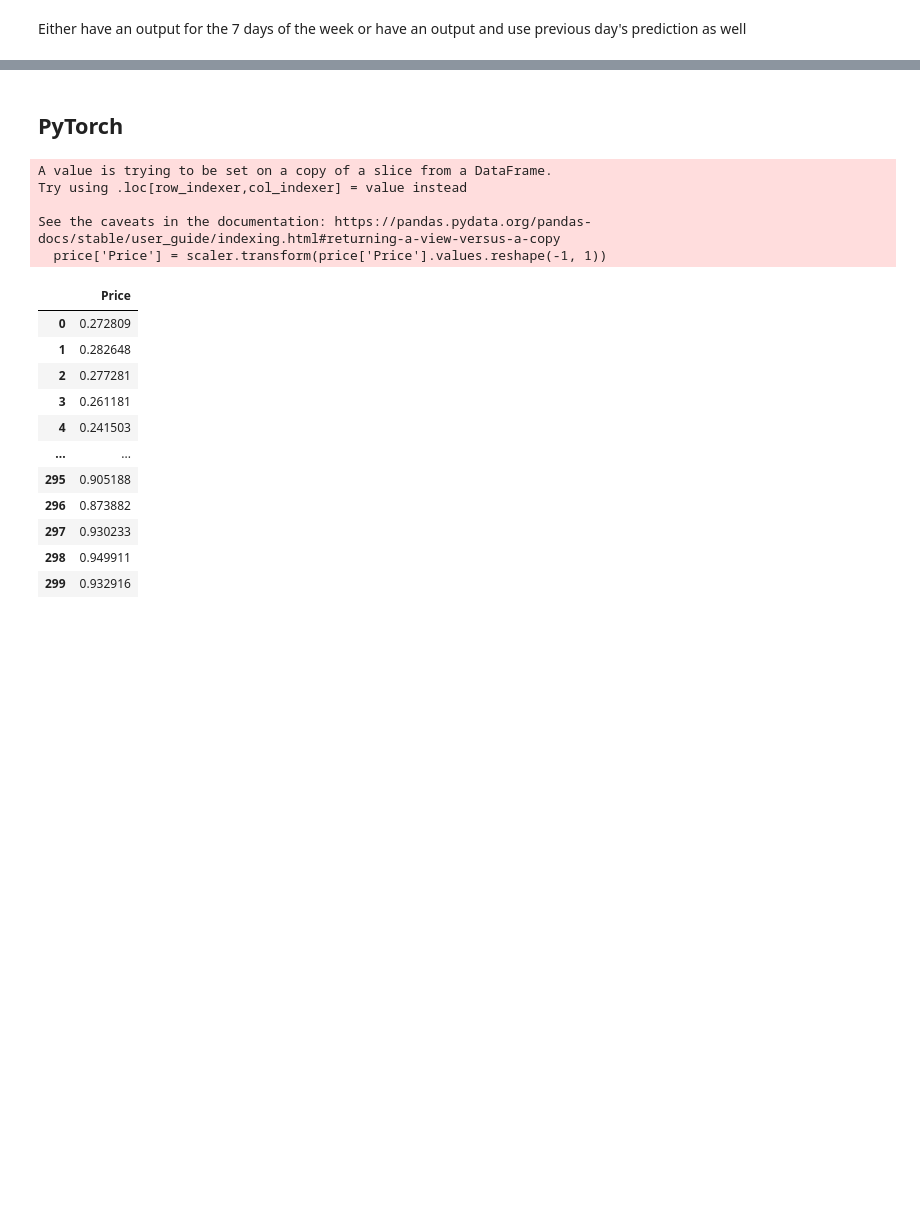
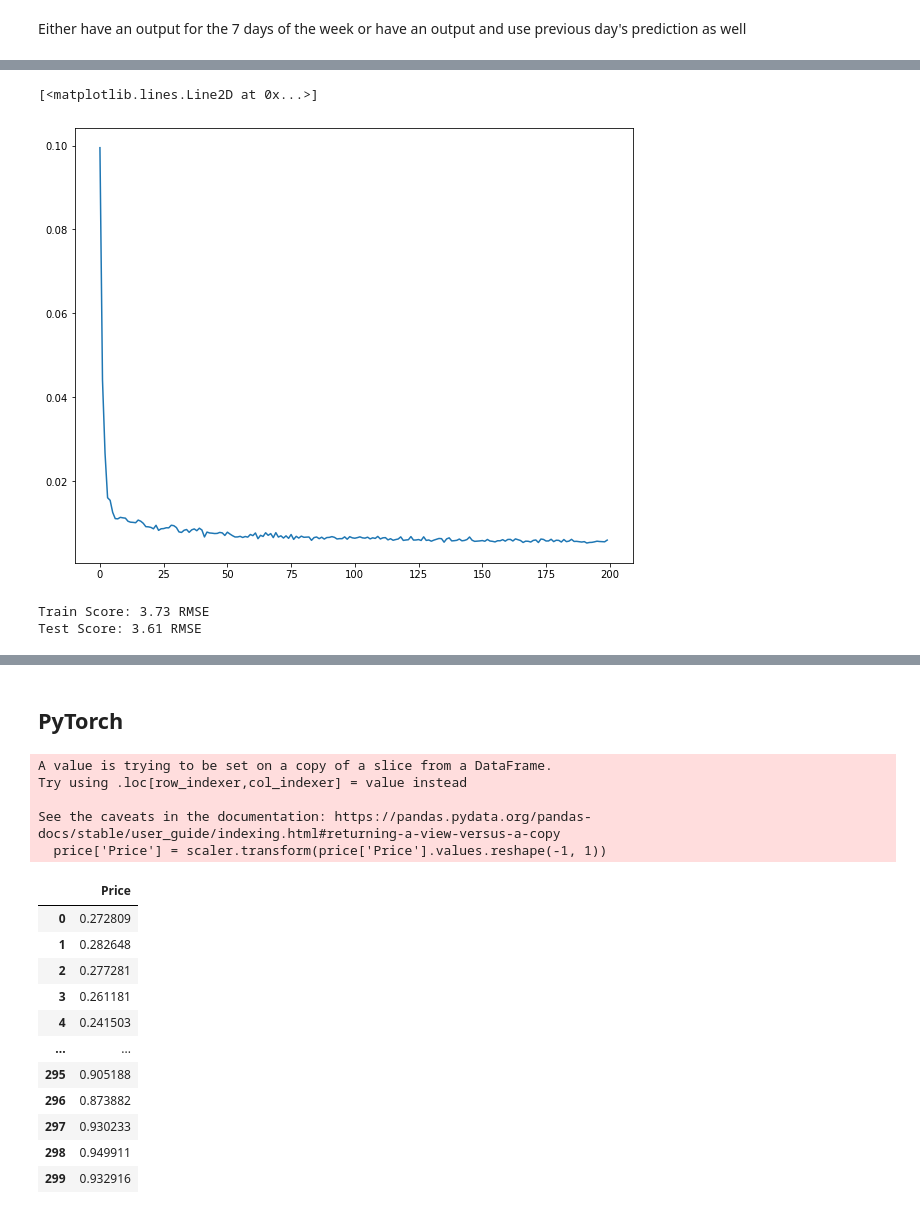
Before and after one commit to c-woo/Value-Investor, a Jupyter notebook: Untitled.ipynb, the cells around one changed output, grey strips where cells are left out. Cells and saved outputs as stored; diff of their text form; code cells hidden in the pictures; blank space fills up the shorter version.

```diff
--- a/Untitled.ipynb
+++ b/Untitled.ipynb
@@ -247,0 +292,5 @@ Either have an output for the 7 days of the week or have an output and use previ
+# %%
+model.compile(loss='mean_squared_error',
+              optimizer=tf.keras.optimizers.Adam(lr=.01, decay=0.01))
+
+history = model.fit(X_train_w, y_train_w, epochs=200)
@@ -247,0 +316,6 @@ Either have an output for the 7 days of the week or have an output and use previ
+# %%
+plt.figure(figsize=(10, 8))
+plt.plot(history.history['loss'], label='training loss')
+# %% [output]
+[<matplotlib.lines.Line2D at 0x...>]
+[figure, added]
@@ -247,0 +353,8 @@ Either have an output for the 7 days of the week or have an output and use previ
+# %%
+trainScore = np.sqrt(mean_squared_error(scaler.inverse_transform(y_train_w[:,:,0]), train_pred_price))
+print('Train Score: %.2f RMSE' % (trainScore))
+testScore = np.sqrt(mean_squared_error(weekly_price, pred_price))
+print('Test Score: %.2f RMSE' % (testScore))
+# %% [output]
+Train Score: 3.73 RMSE
+Test Score: 3.61 RMSE
```
Also changed, not shown: parts of 21 cells of this notebook.
